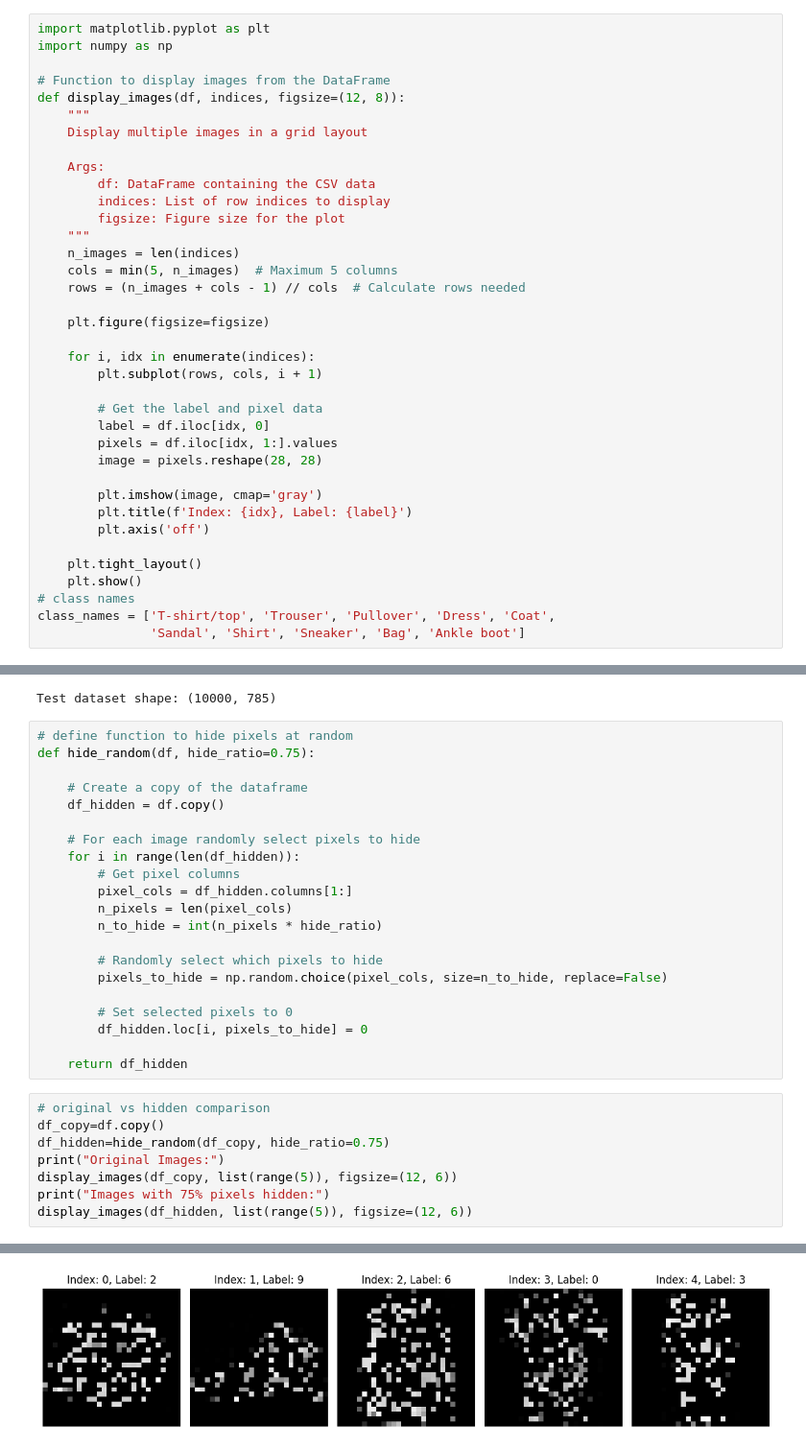
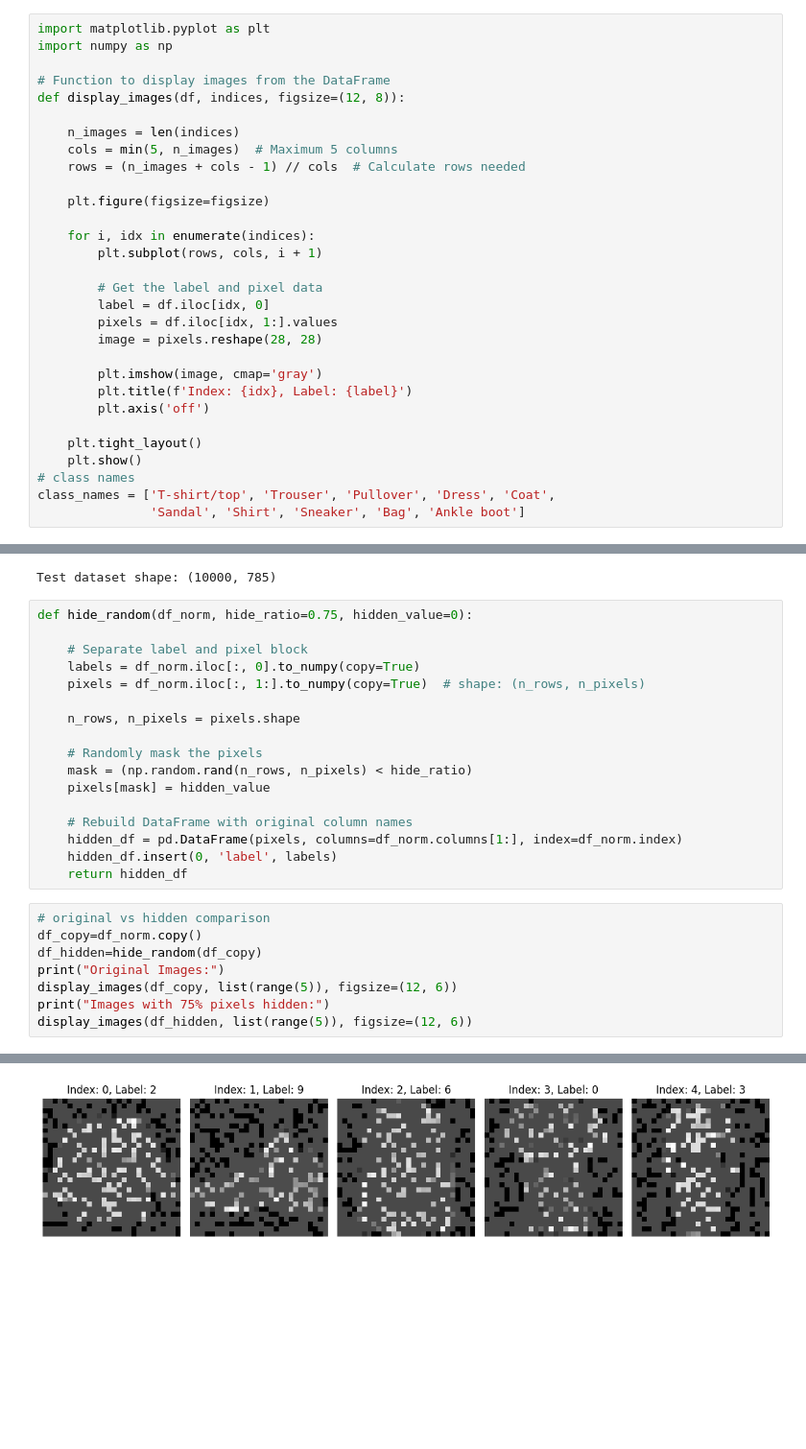
Before and after one commit to sssabere/Project_in_DataScience_Bayesian_DeepNeuralNetwork, a Jupyter notebook: fashion_draft.ipynb, the cells around one changed output, grey strips where cells are left out. Shown at 96% size. Saved outputs shown, nothing was run; the diff lists cells and outputs as text; blank space fills up the shorter version.

```diff
--- a/fashion_draft.ipynb
+++ b/fashion_draft.ipynb
@@ -21,14 +19,7 @@ import numpy as np
 
 # Function to display images from the DataFrame
 def display_images(df, indices, figsize=(12, 8)):
-    """
-    Display multiple images in a grid layout
 
-    Args:
-        df: DataFrame containing the CSV data
-        indices: List of row indices to display
-        figsize: Figure size for the plot
-    """
     n_images = len(indices)
     cols = min(5, n_images)  # Maximum 5 columns
     rows = (n_images + cols - 1) // cols  # Calculate rows needed
@@ -72,38 +63,34 @@ print(f"Test dataset shape: {df_test.shape}")
 # %% [output]
 Test dataset shape: (10000, 785)
 # %%
-# define function to hide pixels at random
-def hide_random(df, hide_ratio=0.75):
+def hide_random(df_norm, hide_ratio=0.75, hidden_value=0):
 
-    # Create a copy of the dataframe
-    df_hidden = df.copy()
+    # Separate label and pixel block
+    labels = df_norm.iloc[:, 0].to_numpy(copy=True)
+    pixels = df_norm.iloc[:, 1:].to_numpy(copy=True)  # shape: (n_rows, n_pixels)
 
-    # For each image randomly select pixels to hide
-    for i in range(len(df_hidden)):
-        # Get pixel columns
-        pixel_cols = df_hidden.columns[1:]
-        n_pixels = len(pixel_cols)
-        n_to_hide = int(n_pixels * hide_ratio)
+    n_rows, n_pixels = pixels.shape
 
-        # Randomly select which pixels to hide
-        pixels_to_hide = np.random.choice(pixel_cols, size=n_to_hide, replace=False)
+    # Randomly mask the pixels
+    mask = (np.random.rand(n_rows, n_pixels) < hide_ratio)
+    pixels[mask] = hidden_value
 
-        # Set selected pixels to 0
-        df_hidden.loc[i, pixels_to_hide] = 0
-
-    return df_hidden
+    # Rebuild DataFrame with original column names
+    hidden_df = pd.DataFrame(pixels, columns=df_norm.columns[1:], index=df_norm.index)
+    hidden_df.insert(0, 'label', labels)
+    return hidden_df
 # %%
 # original vs hidden comparison
-df_copy=df.copy()
-df_hidden=hide_random(df_copy, hide_ratio=0.75)
+df_copy=df_norm.copy()
+df_hidden=hide_random(df_copy)
 print("Original Images:")
 display_images(df_copy, list(range(5)), figsize=(12, 6))
 print("Images with 75% pixels hidden:")
 display_images(df_hidden, list(range(5)), figsize=(12, 6))
 # %% [output]
 Original Images:
 [figure]
 Images with 75% pixels hidden:
-[figure, old version]
+[figure, new version]
 # %%
 #Multinomial Naive Bayes Classifier
```
Also changed, not shown: parts of 3 cells of this notebook.
